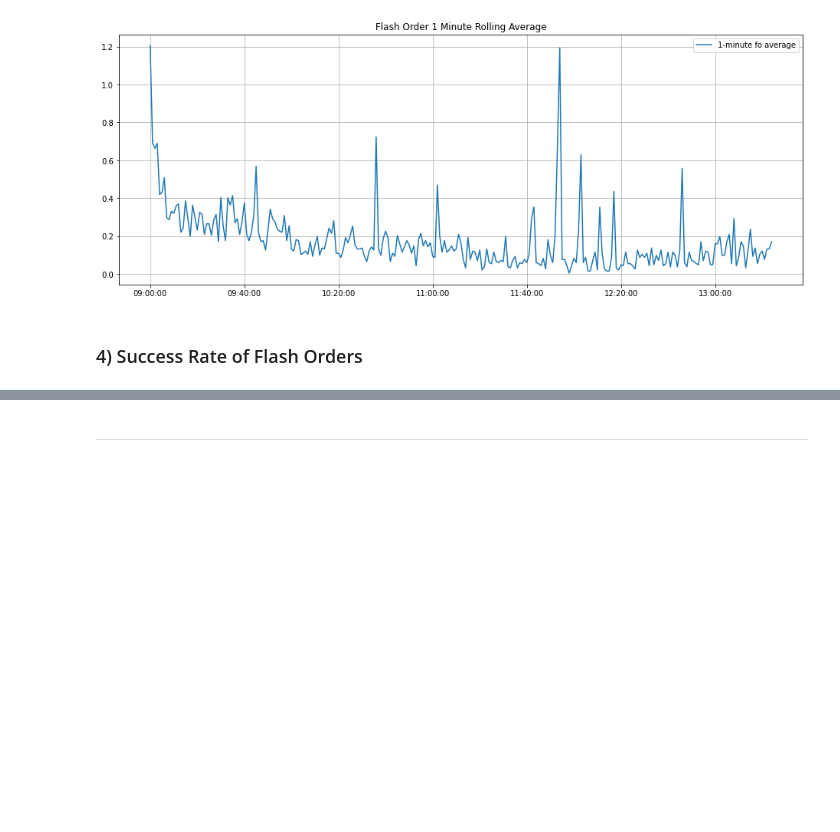
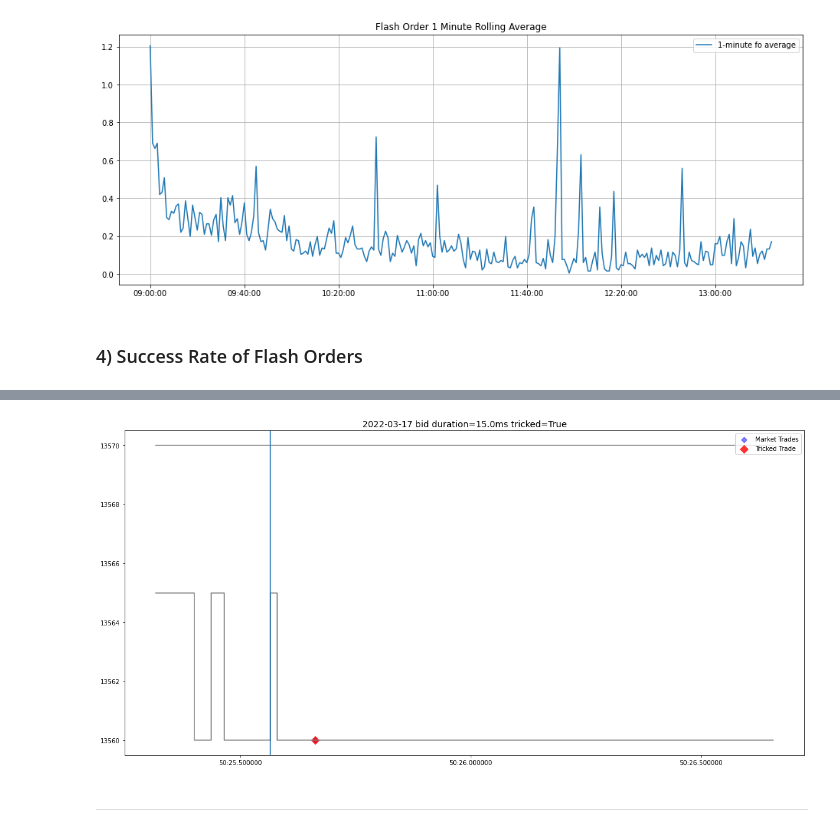
Before and after one commit to anthonywah/mafs6100-order-placement-strategy, a Jupyter notebook: stage-5.ipynb, the cells around one changed output, grey strips where cells are left out. Cells and saved outputs as stored; diff of their text form; code cells hidden in the pictures; blank space fills up the shorter version.

```diff
--- a/stage-5.ipynb
+++ b/stage-5.ipynb
@@ -112,4 +119,6 @@ foc.plot_quote(100, 8)
 # %%
-foc.plot_quote(100, 29)
+foc.plot_quote('[100|100]', 1511)
+# %% [output]
+[figure, added]
 # %% [markdown]
 ---
```
Also changed, not shown: parts of 9 cells of this notebook, 1 other file.
